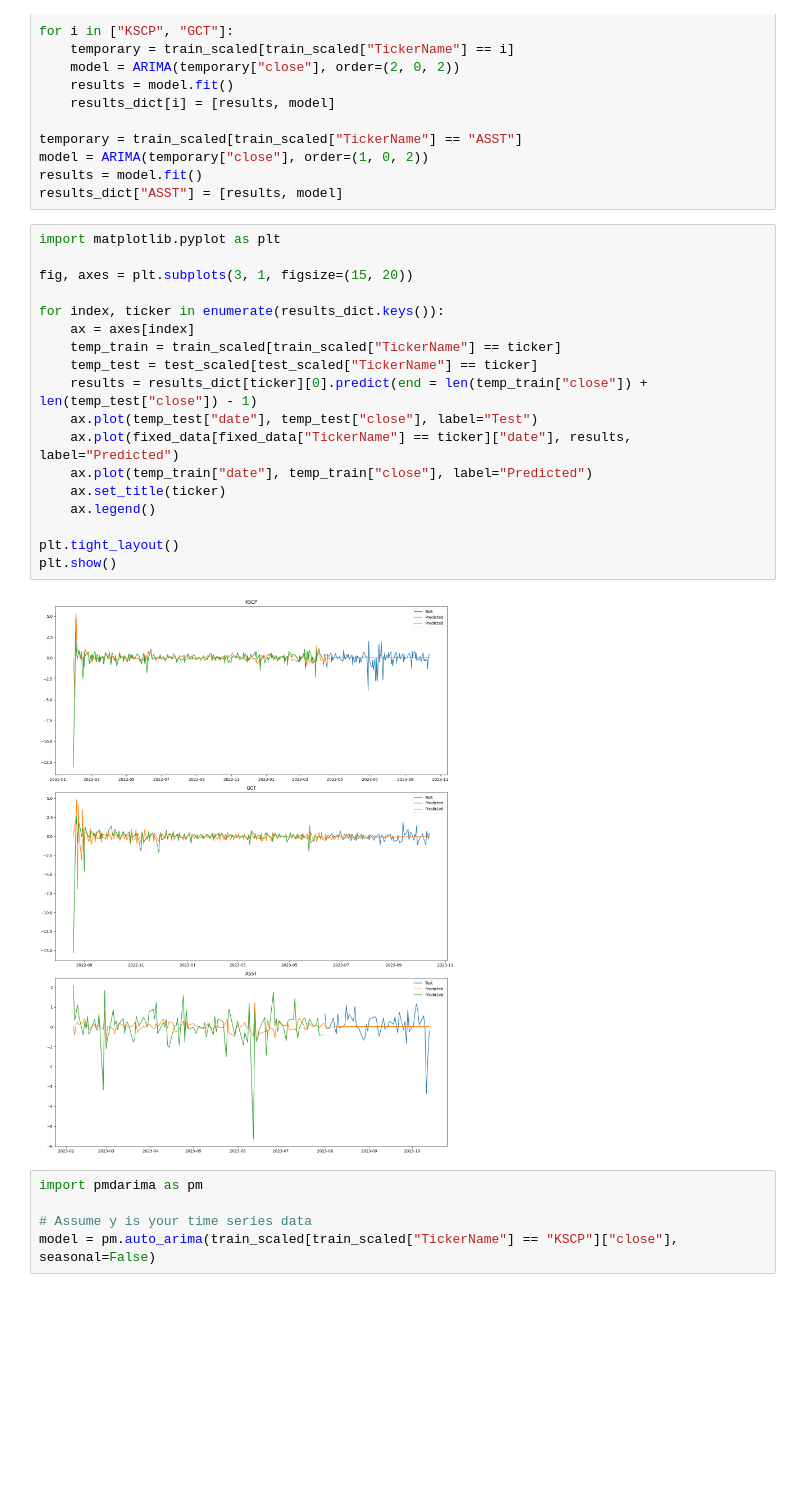
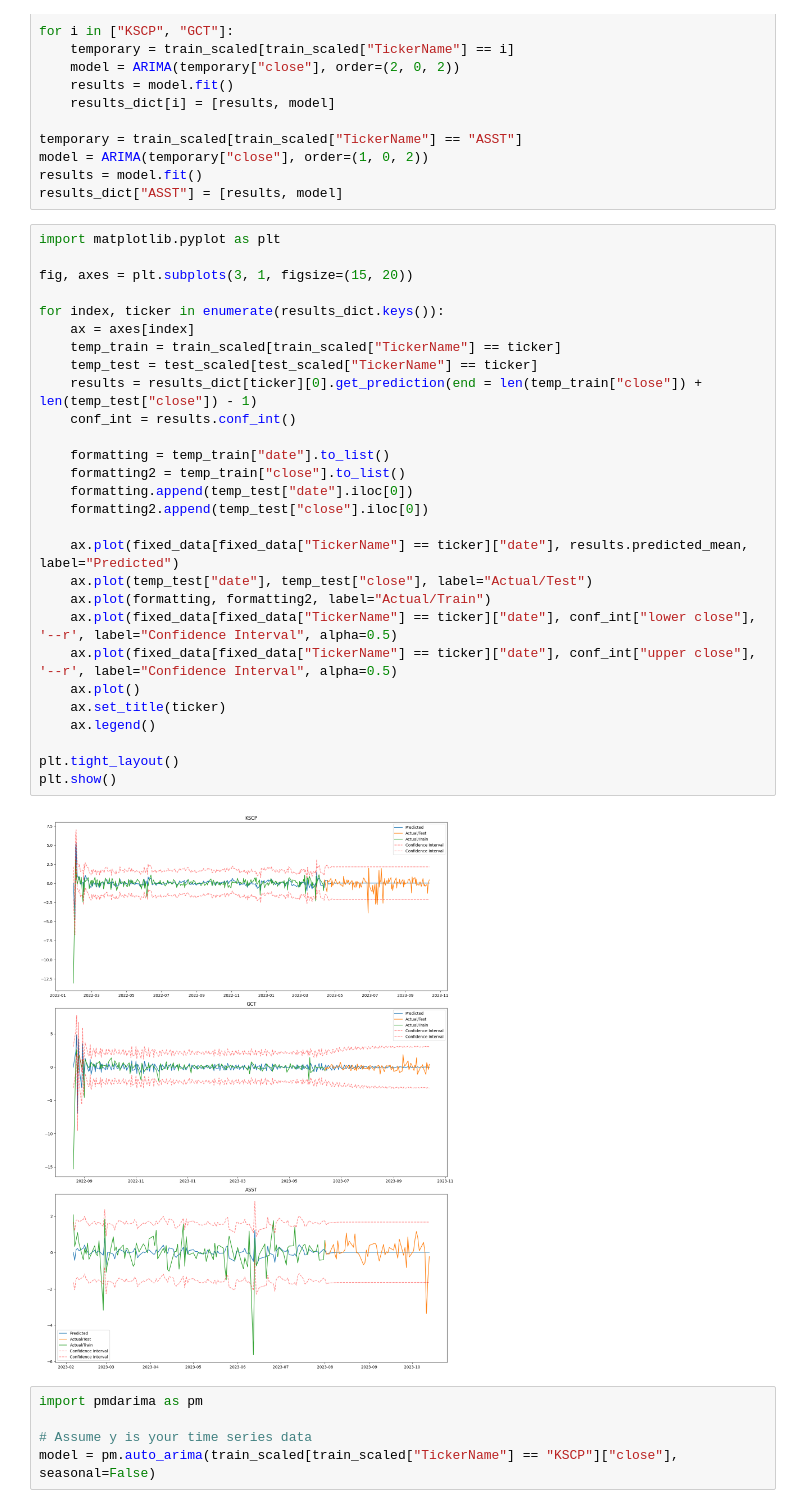
Before and after one commit to carefulDoppelganger/NotebookSamples, a Jupyter notebook: Model/simple_model.ipynb, the cells around one changed output. Saved outputs shown, nothing was run; the diff lists cells and outputs as text; blank space fills up the shorter version.

Commit message:
Conf Int plot

```diff
--- a/Model/simple_model.ipynb
+++ b/Model/simple_model.ipynb
@@ -348,23 +348,33 @@ results_dict["ASST"] = [results, model]
 # %%
 import matplotlib.pyplot as plt
 
 fig, axes = plt.subplots(3, 1, figsize=(15, 20))
 
 for index, ticker in enumerate(results_dict.keys()):
     ax = axes[index]
     temp_train = train_scaled[train_scaled["TickerName"] == ticker]
     temp_test = test_scaled[test_scaled["TickerName"] == ticker]
-    results = results_dict[ticker][0].predict(end = len(temp_train["close"]) + len(temp_test["close"]) - 1)
-    ax.plot(temp_test["date"], temp_test["close"], label="Test")
-    ax.plot(fixed_data[fixed_data["TickerName"] == ticker]["date"], results, label="Predicted")
-    ax.plot(temp_train["date"], temp_train["close"], label="Predicted")
+    results = results_dict[ticker][0].get_prediction(end = len(temp_train["close"]) + len(temp_test["close"]) - 1)
+    conf_int = results.conf_int()
+
+    formatting = temp_train["date"].to_list()
+    formatting2 = temp_train["close"].to_list()
+    formatting.append(temp_test["date"].iloc[0])
+    formatting2.append(temp_test["close"].iloc[0])
+
+    ax.plot(fixed_data[fixed_data["TickerName"] == ticker]["date"], results.predicted_mean, label="Predicted")
+    ax.plot(temp_test["date"], temp_test["close"], label="Actual/Test")
+    ax.plot(formatting, formatting2, label="Actual/Train")
+    ax.plot(fixed_data[fixed_data["TickerName"] == ticker]["date"], conf_int["lower close"], '--r', label="Confidence Interval", alpha=0.5)
+    ax.plot(fixed_data[fixed_data["TickerName"] == ticker]["date"], conf_int["upper close"], '--r', label="Confidence Interval", alpha=0.5)
+    ax.plot()
     ax.set_title(ticker)
     ax.legend()
 
 plt.tight_layout()
 plt.show()
 # %% [output]
-[figure, old version]
+[figure, new version]
 # %%
 import pmdarima as pm
 
```
